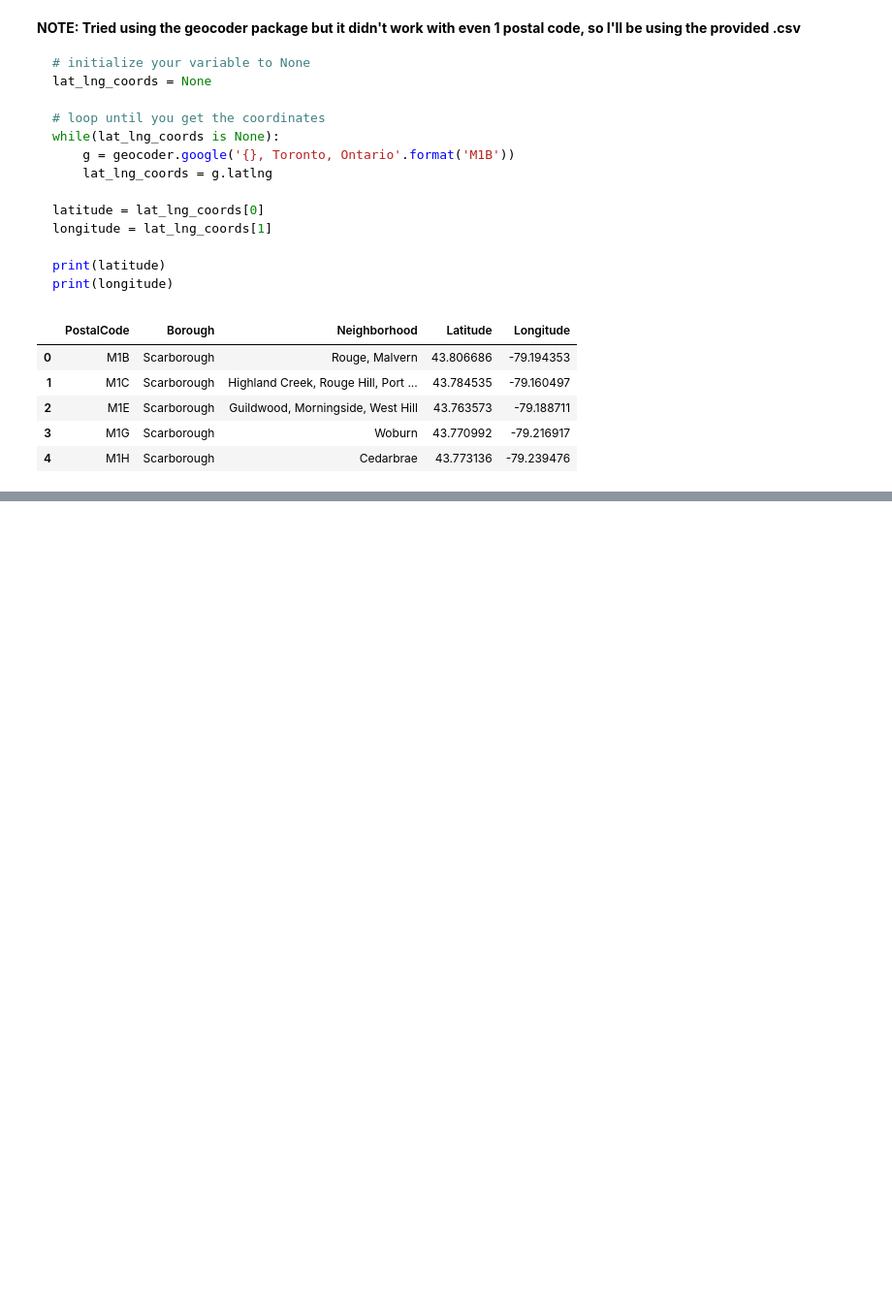
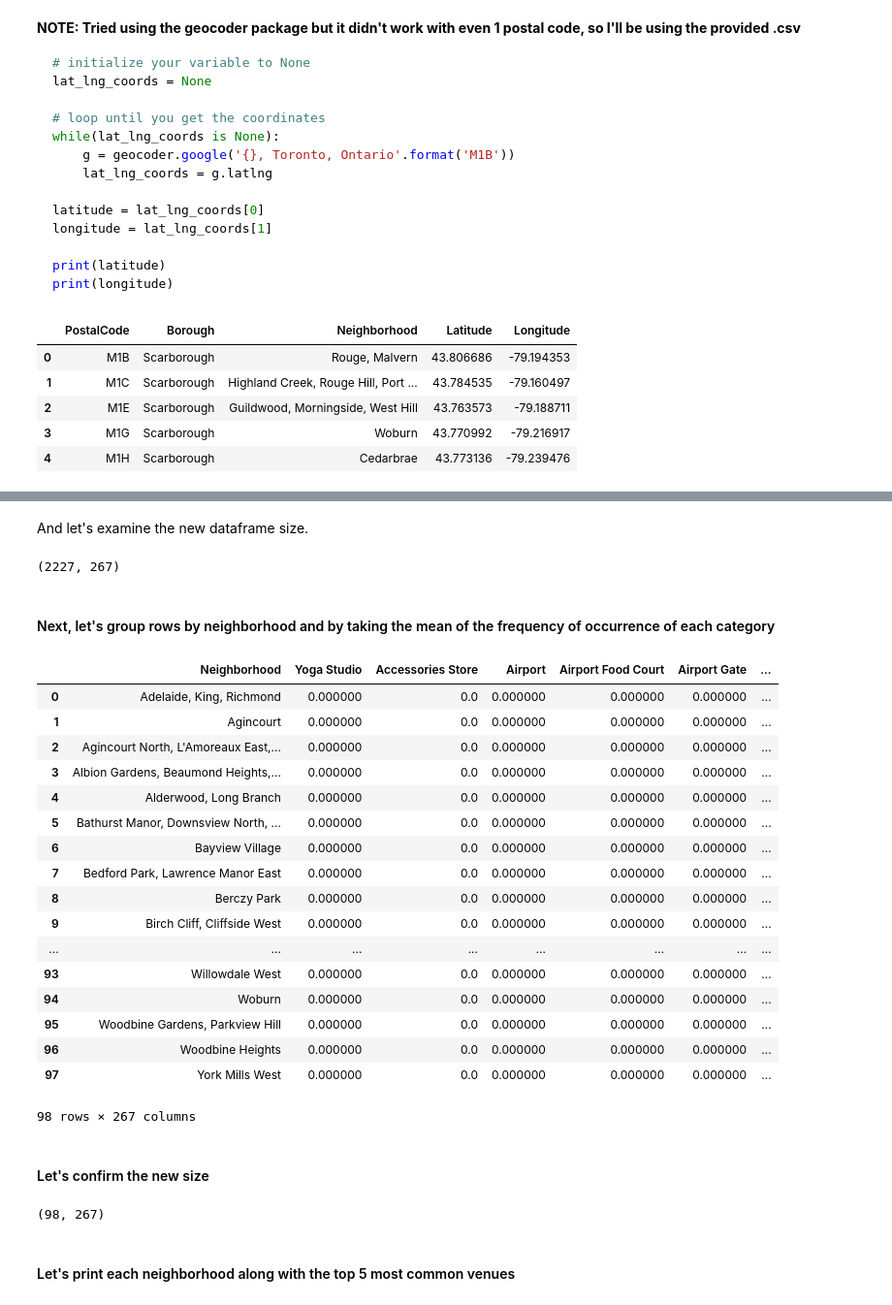
Before and after one commit to Nyanez615/Coursera-IBM-Data-Science-Professional-Certificate, a Jupyter notebook: ADS Capstone - Capstone Project Notebook.ipynb, the cells around one changed output, grey strips where cells are left out. Shown at 97% size. Saved outputs shown, nothing was run; the diff lists cells and outputs as text; code cells hidden in the pictures; blank space fills up the shorter version.

Commit message:
Published from Watson Studio.

```diff
--- a/ADS Capstone - Capstone Project Notebook.ipynb
+++ b/ADS Capstone - Capstone Project Notebook.ipynb
@@ -204,0 +242,19 @@ https://github.com/Nyanez615/Coursera-IBM-Data-Science-Professional-Certificate/
+# %%
+# create map of Toronto using latitude and longitude values
+map_toronto = folium.Map(location=[latitude, longitude], zoom_start=10)
+
+# add markers to map
+for lat, lng, borough, neighborhood in zip(df_geo['Latitude'], df_geo['Longitude'], df_geo['Borough'], df_geo['Neighborhood']):
+    label = '{}, {}'.format(neighborhood, borough)
+    label = folium.Popup(label, parse_html=True)
+    folium.CircleMarker(
+        [lat, lng],
+        radius=5,
+        popup=label,
+        color='blue',
+        fill=True,
+        fill_color='#3186cc',
+        fill_opacity=0.7,
+        parse_html=False).add_to(map_toronto)
+
+map_toronto
@@ -204,0 +318,5 @@ https://github.com/Nyanez615/Coursera-IBM-Data-Science-Professional-Certificate/
+# %%
+toronto_venues = getNearbyVenues(names = df_geo['Neighborhood'],
+                                 latitudes = df_geo['Latitude'],
+                                 longitudes = df_geo['Longitude']
+                                )
@@ -204,0 +386,12 @@ https://github.com/Nyanez615/Coursera-IBM-Data-Science-Professional-Certificate/
+# %%
+# one hot encoding
+toronto_onehot = pd.get_dummies(toronto_venues[['Venue Category']], prefix="", prefix_sep="")
+
+# add neighborhood column back to dataframe
+toronto_onehot['Neighborhood'] = toronto_venues['Neighborhood']
+
+# move neighborhood column to the first column
+fixed_columns = [toronto_onehot.columns[-1]] + list(toronto_onehot.columns[:-1])
+toronto_onehot = toronto_onehot[fixed_columns]
+
+toronto_onehot.head()
@@ -204,0 +406,38 @@ https://github.com/Nyanez615/Coursera-IBM-Data-Science-Professional-Certificate/
+# %% [markdown]
+And let's examine the new dataframe size.
+# %%
+toronto_onehot.shape
+# %% [output]
+(2227, 267)
+# %% [markdown]
+#### Next, let's group rows by neighborhood and by taking the mean of the frequency of occurrence of each category
+# %%
+toronto_grouped = toronto_onehot.groupby('Neighborhood').mean().reset_index()
+toronto_grouped
+# %% [output]
+|  | Neighborhood | Yoga Studio | Accessories Store | Airport | Airport Food Court | Airport Gate | ... |
+| 0 | Adelaide, King, Richmond | 0.000000 | 0.0 | 0.000000 | 0.000000 | 0.000000 | ... |
+| 1 | Agincourt | 0.000000 | 0.0 | 0.000000 | 0.000000 | 0.000000 | ... |
+| 2 | Agincourt North, L'Amoreaux East,... | 0.000000 | 0.0 | 0.000000 | 0.000000 | 0.000000 | ... |
+| 3 | Albion Gardens, Beaumond Heights,... | 0.000000 | 0.0 | 0.000000 | 0.000000 | 0.000000 | ... |
+| 4 | Alderwood, Long Branch | 0.000000 | 0.0 | 0.000000 | 0.000000 | 0.000000 | ... |
+| 5 | Bathurst Manor, Downsview North, ... | 0.000000 | 0.0 | 0.000000 | 0.000000 | 0.000000 | ... |
+| 6 | Bayview Village | 0.000000 | 0.0 | 0.000000 | 0.000000 | 0.000000 | ... |
+| 7 | Bedford Park, Lawrence Manor East | 0.000000 | 0.0 | 0.000000 | 0.000000 | 0.000000 | ... |
+| 8 | Berczy Park | 0.000000 | 0.0 | 0.000000 | 0.000000 | 0.000000 | ... |
+| 9 | Birch Cliff, Cliffside West | 0.000000 | 0.0 | 0.000000 | 0.000000 | 0.000000 | ... |
+| ... | ... | ... | ... | ... | ... | ... | ... |
+| 93 | Willowdale West | 0.000000 | 0.0 | 0.000000 | 0.000000 | 0.000000 | ... |
+| 94 | Woburn | 0.000000 | 0.0 | 0.000000 | 0.000000 | 0.000000 | ... |
+| 95 | Woodbine Gardens, Parkview Hill | 0.000000 | 0.0 | 0.000000 | 0.000000 | 0.000000 | ... |
+| 96 | Woodbine Heights | 0.000000 | 0.0 | 0.000000 | 0.000000 | 0.000000 | ... |
+| 97 | York Mills West | 0.000000 | 0.0 | 0.000000 | 0.000000 | 0.000000 | ... |
+98 rows × 267 columns
+# %% [markdown]
+#### Let's confirm the new size
+# %%
+toronto_grouped.shape
+# %% [output]
+(98, 267)
+# %% [markdown]
+#### Let's print each neighborhood along with the top 5 most common venues
```
Also changed, not shown: parts of 46 cells of this notebook.
